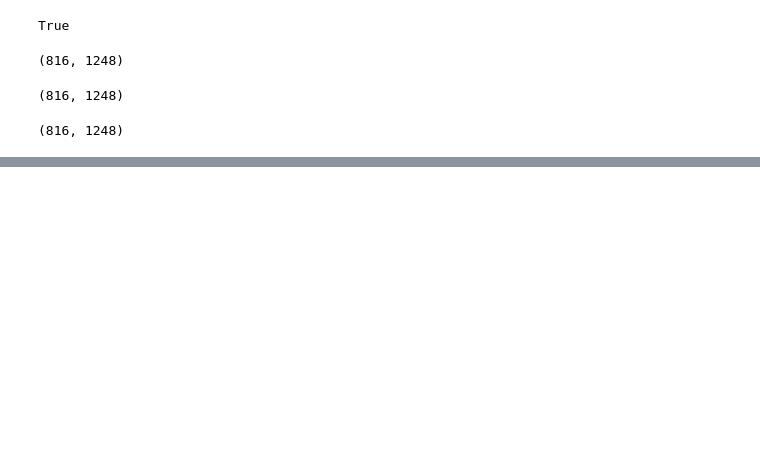
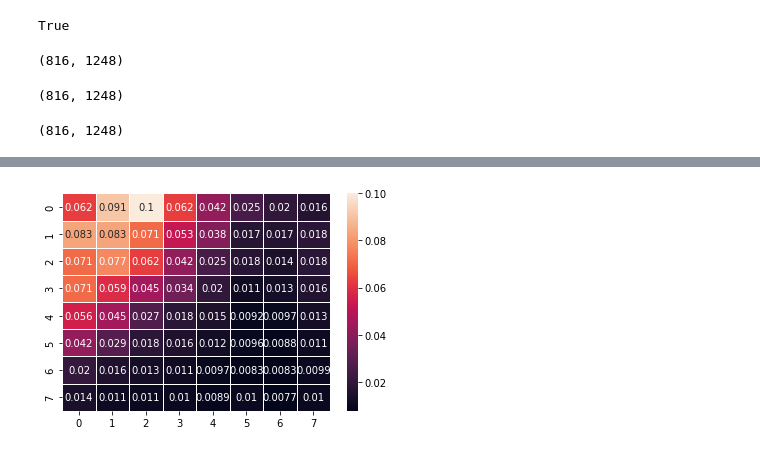
Before and after one commit to DivyanshMittal-exe/JPEG-Compression, a Jupyter notebook: test.ipynb, the cells around one changed output, grey strips where cells are left out. Cells and saved outputs as stored; diff of their text form; code cells hidden in the pictures; blank space fills up the shorter version.

```diff
--- a/test.ipynb
+++ b/test.ipynb
@@ -43,0 +86,42 @@ Cr.shape
+# %%
+import numpy as np
+import seaborn as sns
+import matplotlib.pylab as plt
+
+Gy = np.array([[1,2,1],
+                [0,0,0],
+                [-1,-2,-1]])
+Gx = np.array([[1,0,-1],
+                [2,0,-2],
+                [1,0,-1]])
+kernel = np.array([[0,0,1,2,1,0,0],
+                       [0,3,13,22,13,3,0],
+                       [1,13,59,97,59,13,1],
+                       [2,22,97,159,97,22,2],
+                       [1,13,59,97,59,13,1],
+                       [0,3,13,22,13,3,0],
+                       [0,0,1,2,1,0,0]])/1003
+
+dft_coeff = np.array([[0.35355339, 0.35355339,0.35355339,0.35355339,0.35355339,0.35355339,0.35355339,0.35355339],
+                    [0.49039264,0.41573481,0.27778512,0.09754516,-0.09754516,-0.27778512,-0.41573481,-0.49039264],
+                    [0.46193977,0.19134172,-0.19134172,-0.46193977,-0.46193977,-0.19134172,0.19134172,0.46193977],
+                    [0.41573481,-0.09754516,-0.49039264,-0.27778512,0.27778512,0.49039264,0.09754516,-0.41573481],
+                    [0.35355339,-0.35355339,-0.35355339,0.35355339,0.35355339,-0.35355339,-0.35355339,0.35355339],
+                    [0.27778512,-0.49039264,0.09754516,0.41573481,-0.41573481,-0.09754516,0.49039264,-0.27778512],
+                    [0.19134172,-0.46193977,0.46193977,-0.19134172,-0.19134172,0.46193977,-0.46193977,0.19134172],
+                    [0.09754516,-0.27778512,0.41573481,-0.49039264,0.49039264,-0.41573481,0.27778512,-0.09754516]])
+
+Q_50_Y = np.array([[16,11,10,16,24,40,51,61],
+                    [12,12,14,19,26,58,60,55],
+                    [14,13,16,24,40,57,69,56],
+                    [14,17,22,29,51,87,80,62],
+                    [18,22,37,56,68,109,103,77],
+                    [24,35,55,64,81,104,113,92],
+                    [49,64,78,87,103,121,120,101],
+                    [72,92,95,98,112,100,130,99]])
+
+uniform_data = 1/Q_50_Y
+ax = sns.heatmap(uniform_data, annot=uniform_data, linewidth=0.5)
+plt.show()
+# %% [output]
+[figure, added]
```
Also changed, not shown: parts of 15 cells of this notebook, 19 other files.
